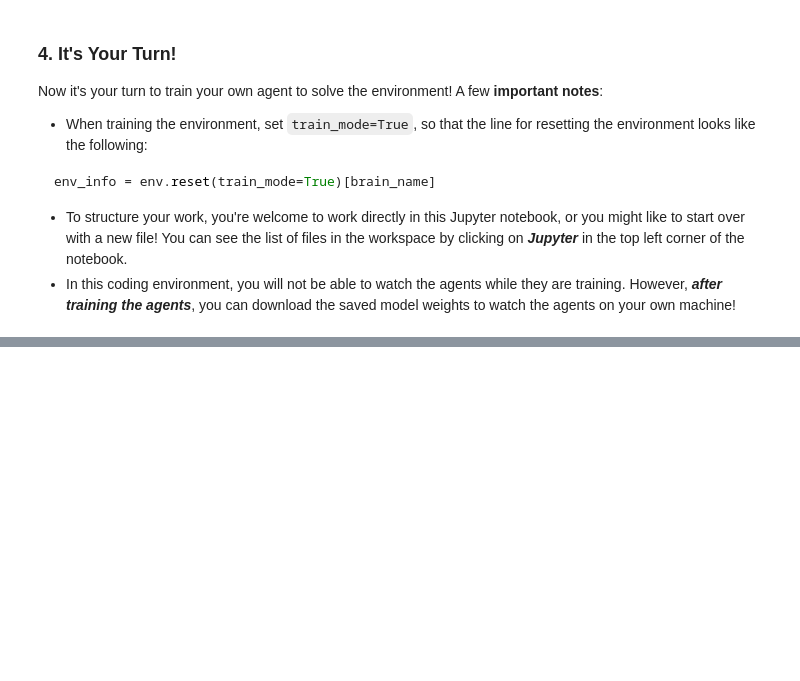
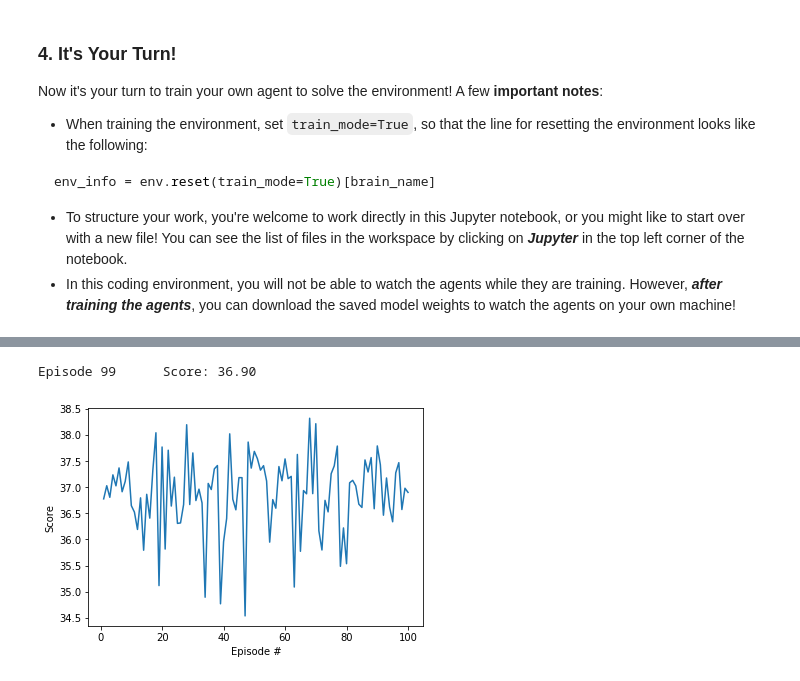
Before and after one commit to c-schrade/Udacity-Continuous-Control-Project, a Jupyter notebook: Continuous_Control.ipynb, the cells around one changed output, grey strips where cells are left out. Drawn from its saved outputs; the diff is of its cells as text; code cells hidden in the pictures; blank space fills up the shorter version.

```diff
--- a/Continuous_Control.ipynb
+++ b/Continuous_Control.ipynb
@@ -427,0 +464,34 @@ env.close()
+# %%
+from workspace_utils import active_session
+
+
+agent.actor_local.load_state_dict(torch.load('checkpoint_actor.pth'))
+agent.actor_local.eval()
+
+final_scores = []
+with active_session():
+    for i_episode in range(100):
+        env_info = env.reset(train_mode=False)[brain_name]      # reset the environment
+        states = env_info.vector_observations                  # get the current state (for each agent)
+        scores = np.zeros(num_agents)                          # initialize the score (for each agent)
+        while True:
+            actions = agent.act(states)                        # select an action (for each agent)
+            env_info = env.step(actions)[brain_name]           # send all actions to tne environment
+            rewards = env_info.rewards                         # get reward (for each agent)
+            dones = env_info.local_done                        # see if episode finished
+            scores += env_info.rewards                         # update the score (for each agent)
+            states = env_info.vector_observations
+            if np.any(dones):                                  # exit loop if episode finished
+                break
+        final_scores.append(np.mean(scores))
+        print('\rEpisode {}\tScore: {:.2f}'.format(i_episode, np.mean(scores)), end="")
+
+fig = plt.figure()
+ax = fig.add_subplot(111)
+plt.plot(np.arange(1, len(final_scores)+1), final_scores)
+plt.ylabel('Score')
+plt.xlabel('Episode #')
+plt.show()
+# %% [output]
+Episode 99      Score: 36.90
+[figure, added]
```
Also changed, not shown: parts of 7 cells of this notebook, 3 other files.
